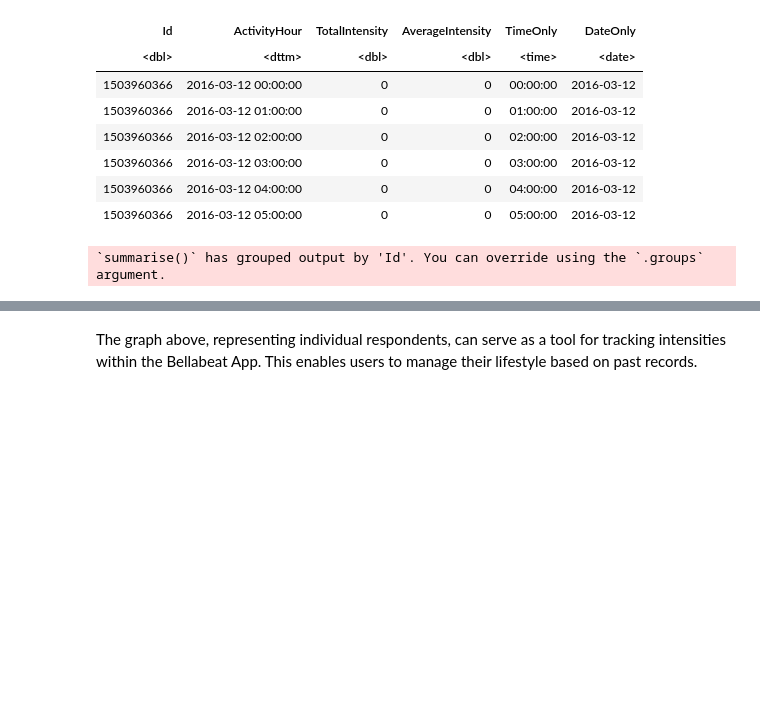
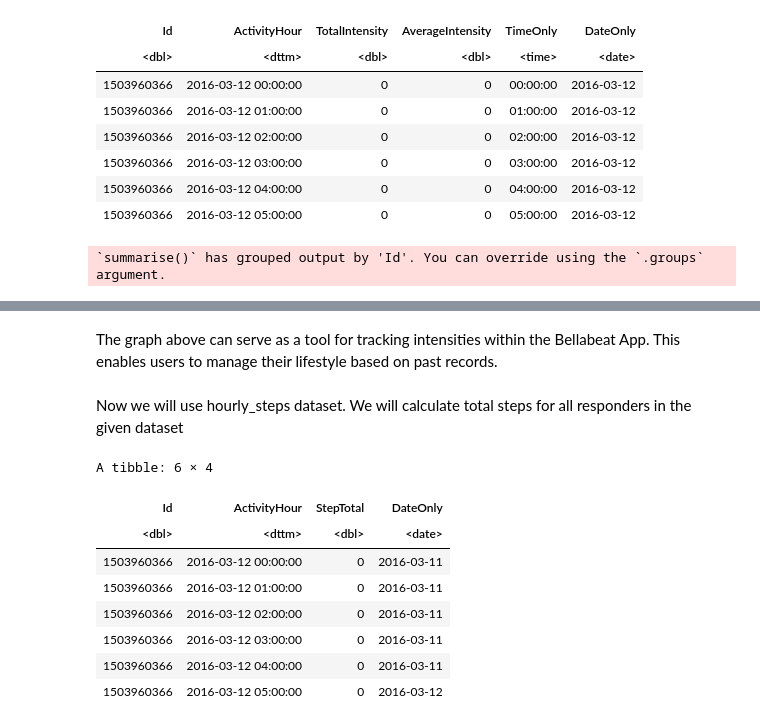
Before and after one commit to abdrau26/Bellabeat_Case_Study_Using_R, a Jupyter notebook: Bellabeat Case Study.ipynb, the cells around one changed output, grey strips where cells are left out. Drawn from its saved outputs; the diff is of its cells as text; code cells hidden in the pictures; blank space fills up the shorter version.

```diff
--- a/Bellabeat Case Study.ipynb
+++ b/Bellabeat Case Study.ipynb
@@ -480,2 +488,4 @@ ggplot(data = intensities_summary) +
 # %% [markdown]
-The graph above, representing individual respondents, can serve as a tool for tracking intensities within the Bellabeat App. This enables users to manage their lifestyle based on past records.
+The graph above can serve as a tool for tracking intensities within the Bellabeat App. This enables users to manage their lifestyle based on past records.
+# %% [markdown]
+Now we will use hourly_steps dataset. We will calculate total steps  for all responders in the given dataset
@@ -481,0 +495,12 @@ The graph above, representing individual respondents, can serve as a tool for tr
+# %%
+head(hourly_steps)
+# %% [output]
+A tibble: 6 × 4
+| Id | ActivityHour | StepTotal | DateOnly |
+| <dbl> | <dttm> | <dbl> | <date> |
+| 1503960366 | 2016-03-12 00:00:00 | 0 | 2016-03-11 |
+| 1503960366 | 2016-03-12 01:00:00 | 0 | 2016-03-11 |
+| 1503960366 | 2016-03-12 02:00:00 | 0 | 2016-03-11 |
+| 1503960366 | 2016-03-12 03:00:00 | 0 | 2016-03-11 |
+| 1503960366 | 2016-03-12 04:00:00 | 0 | 2016-03-11 |
+| 1503960366 | 2016-03-12 05:00:00 | 0 | 2016-03-12 |
```
Also changed, not shown: parts of 16 cells of this notebook.
